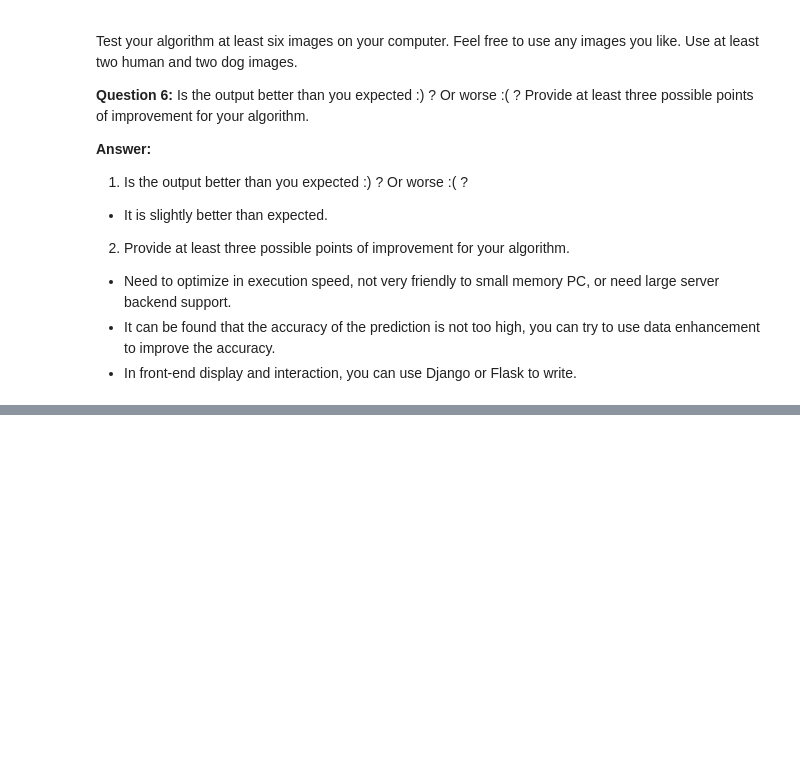
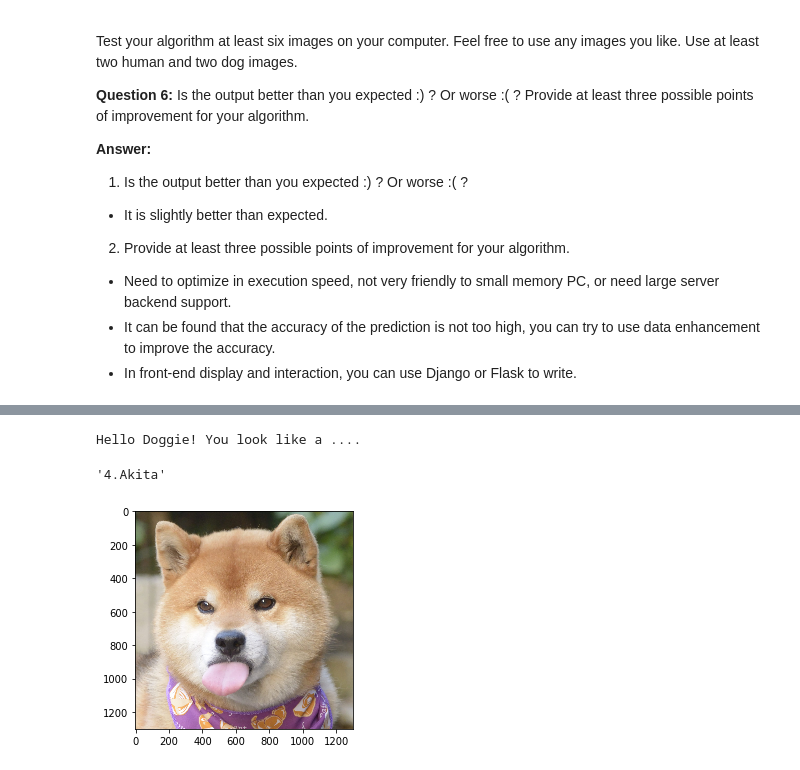
Before and after one commit to vince-CV/data-science, a Jupyter notebook: Project-5-deep-learning-dog-breed/dog_breed.ipynb, the cells around one changed output, grey strips where cells are left out. Drawn from its saved outputs; the diff is of its cells as text; code cells hidden in the pictures; blank space fills up the shorter version.

```diff
--- a/Project-5-deep-learning-dog-breed/dog_breed.ipynb
+++ b/Project-5-deep-learning-dog-breed/dog_breed.ipynb
@@ -852,0 +899,6 @@ You look like a...
+# %%
+breed_detector('images/test/1.jpg')
+# %% [output]
+Hello Doggie! You look like a ....
+'4.Akita'
+[figure, added]
```
Also changed, not shown: parts of 37 cells of this notebook, 12 other files.
